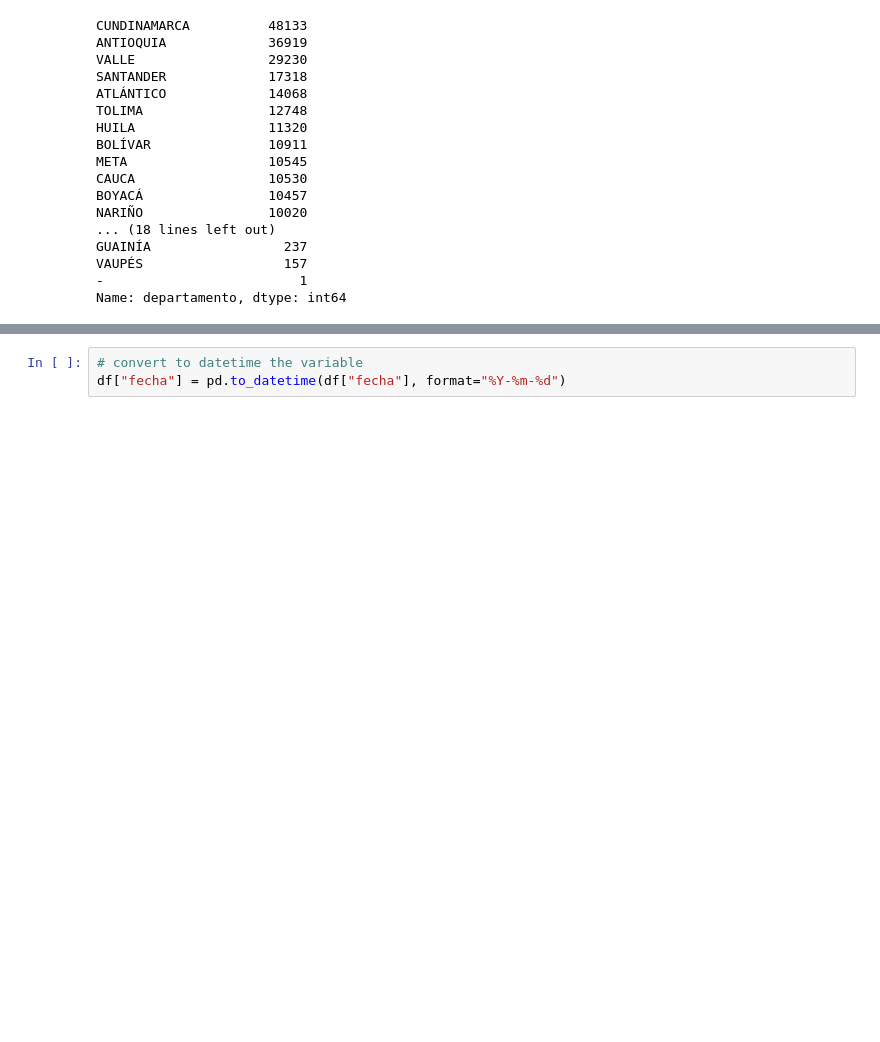
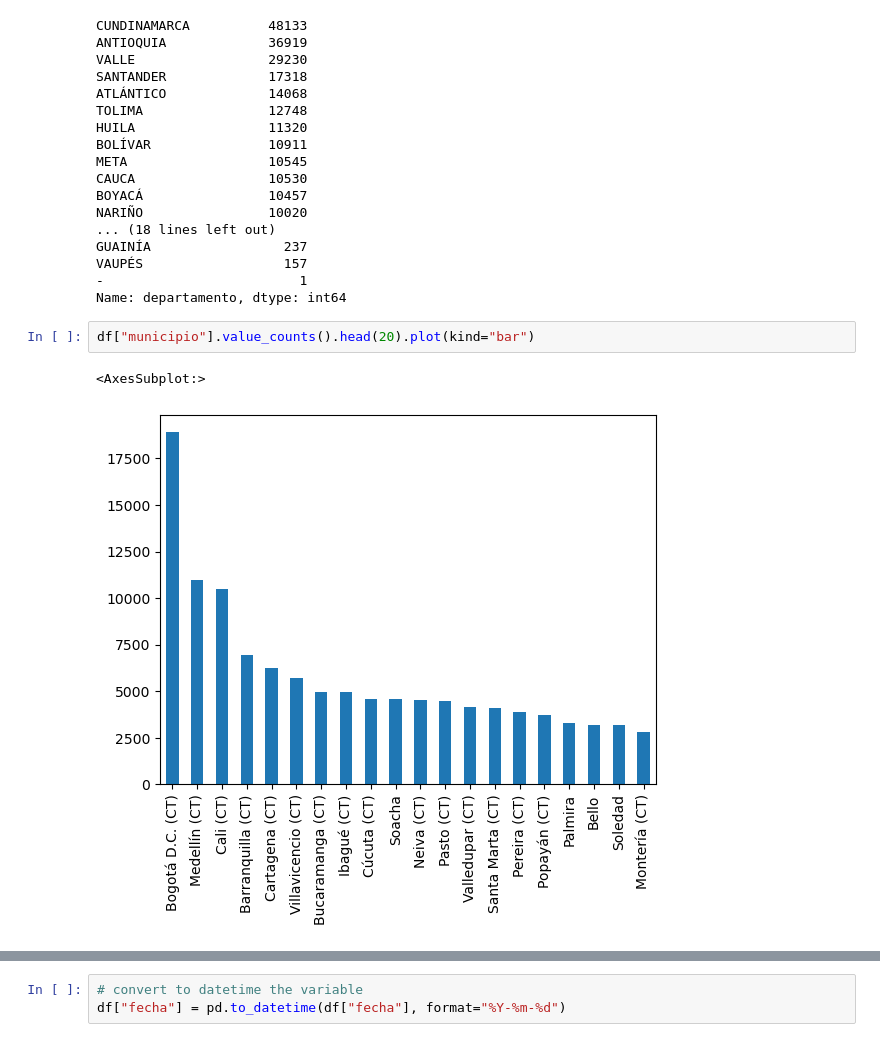
Before and after one commit to Alejolamilla/Colombian-Crimes, a Jupyter notebook: Notebooks/02_EDA.ipynb, the cells around one changed output, grey strips where cells are left out. Cells and saved outputs as stored; diff of their text form; blank space fills up the shorter version.

```diff
--- a/Notebooks/02_EDA.ipynb
+++ b/Notebooks/02_EDA.ipynb
@@ -93,3 +95,8 @@ GUAINÍA                 237
 VAUPÉS                  157
 -                         1
 Name: departamento, dtype: int64
+# %%
+df["municipio"].value_counts().head(20).plot(kind="bar")
+# %% [output]
+<AxesSubplot:>
+[figure, added]
```
Also changed, not shown: parts of 23 cells of this notebook.
